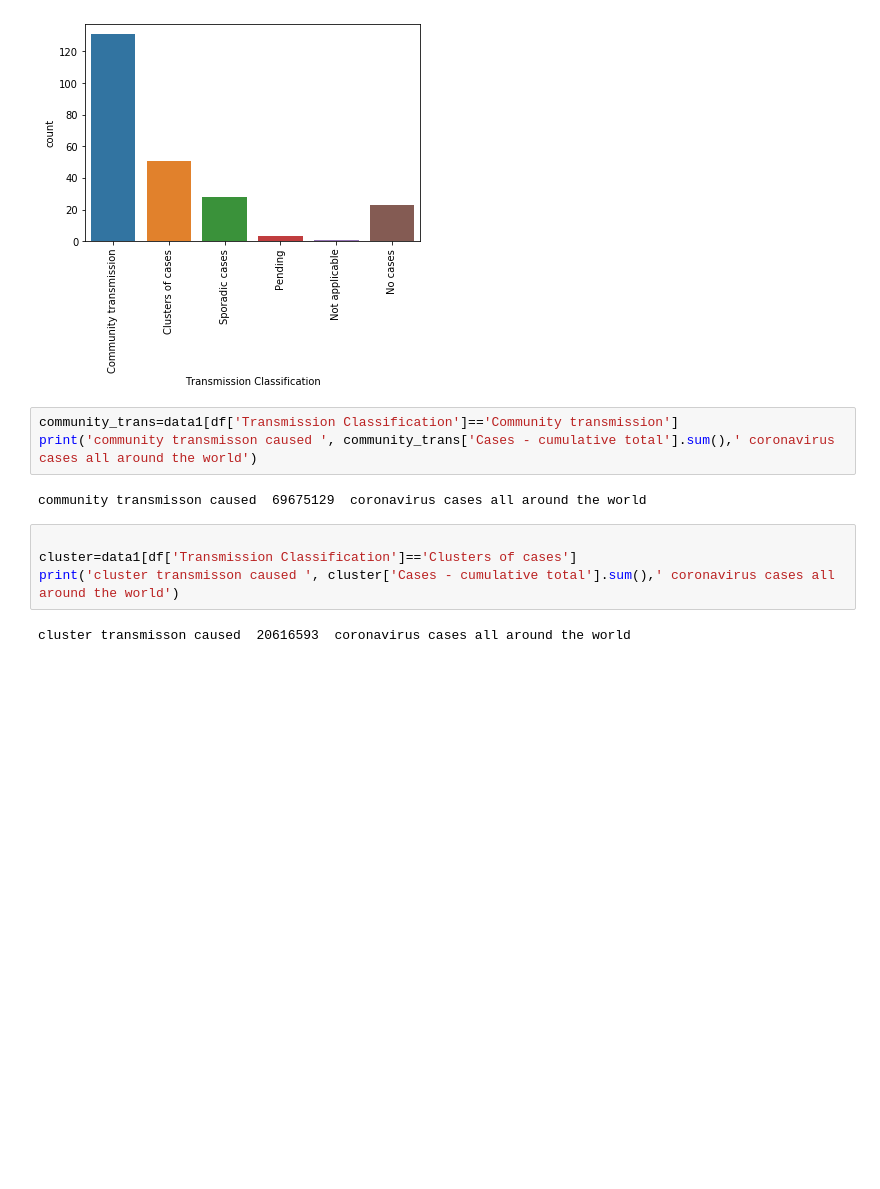
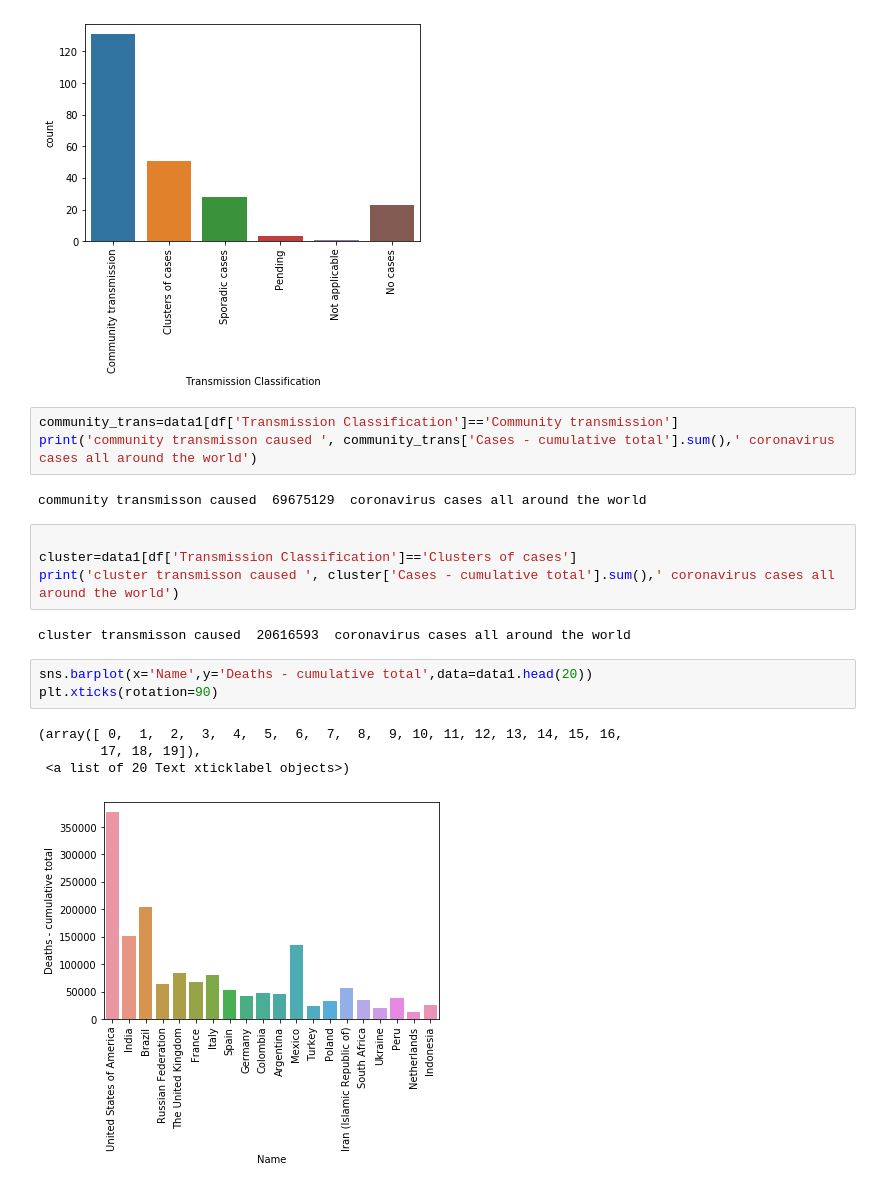
Before and after one commit to divitrao/coronavirus_analysis, a Jupyter notebook: country wise data.ipynb, the cells around one changed output. Drawn from its saved outputs; the diff is of its cells as text; blank space fills up the shorter version.

```diff
--- a/country wise data.ipynb
+++ b/country wise data.ipynb
@@ -100,3 +100,11 @@ cluster=data1[df['Transmission Classification']=='Clusters of cases']
 print('cluster transmisson caused ', cluster['Cases - cumulative total'].sum(),' coronavirus cases all around the world')
 # %% [output]
 cluster transmisson caused  20616593  coronavirus cases all around the world
+# %%
+sns.barplot(x='Name',y='Deaths - cumulative total',data=data1.head(20))
+plt.xticks(rotation=90)
+# %% [output]
+(array([ 0,  1,  2,  3,  4,  5,  6,  7,  8,  9, 10, 11, 12, 13, 14, 15, 16,
+        17, 18, 19]),
+ <a list of 20 Text xticklabel objects>)
+[figure, added]
```
